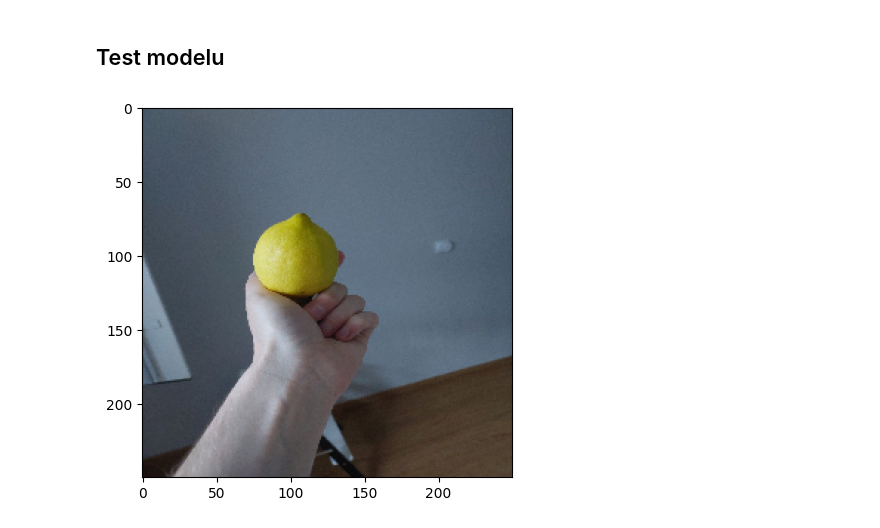
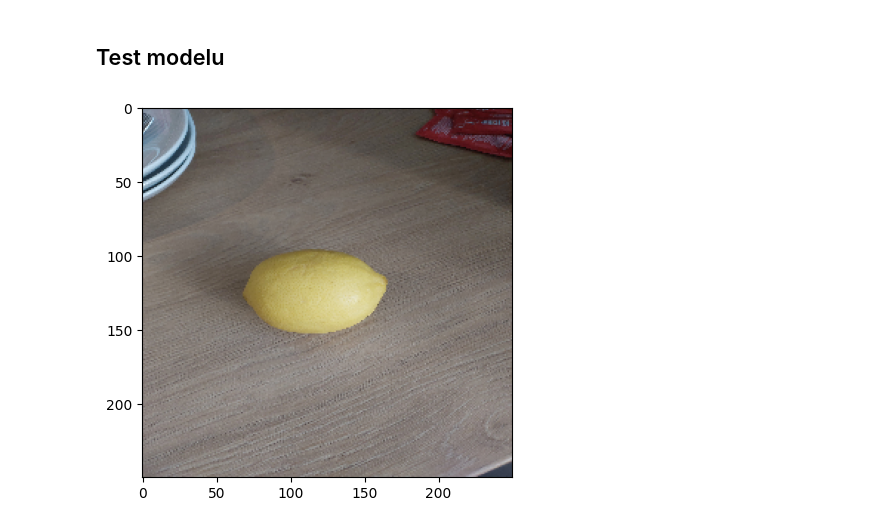
Before and after one commit to ROBI2212/projektAI, a Jupyter notebook: patric_model.ipynb, the cells around one changed output. Drawn from its saved outputs; the diff is of its cells as text; code cells hidden in the pictures.

```diff
--- a/patric_model.ipynb
+++ b/patric_model.ipynb
@@ -186,19 +186,19 @@ Loss:  0.432097852230072
 # %% [markdown]
 ## Test modelu
 # %%
-file = "cyt2.jpg"
+file = "cyt.jpg"
 image = cv2.imread(file)
 image = cv2.resize(image, (250,250))
 image = cv2.cvtColor(image, cv2.COLOR_BGR2RGB)
 image = image.astype('float32')
 # image = 255-image
 image /= 255
 
 from matplotlib import pyplot as plt
 plt.imshow(image)
 plt.show()
 # %% [output]
-[figure, old version]
+[figure, new version]
 # %%
 pred = model2.predict(image.reshape(1,250,250,3), batch_size = 1)
 
```
Also changed, not shown: parts of 1 cell of this notebook.
